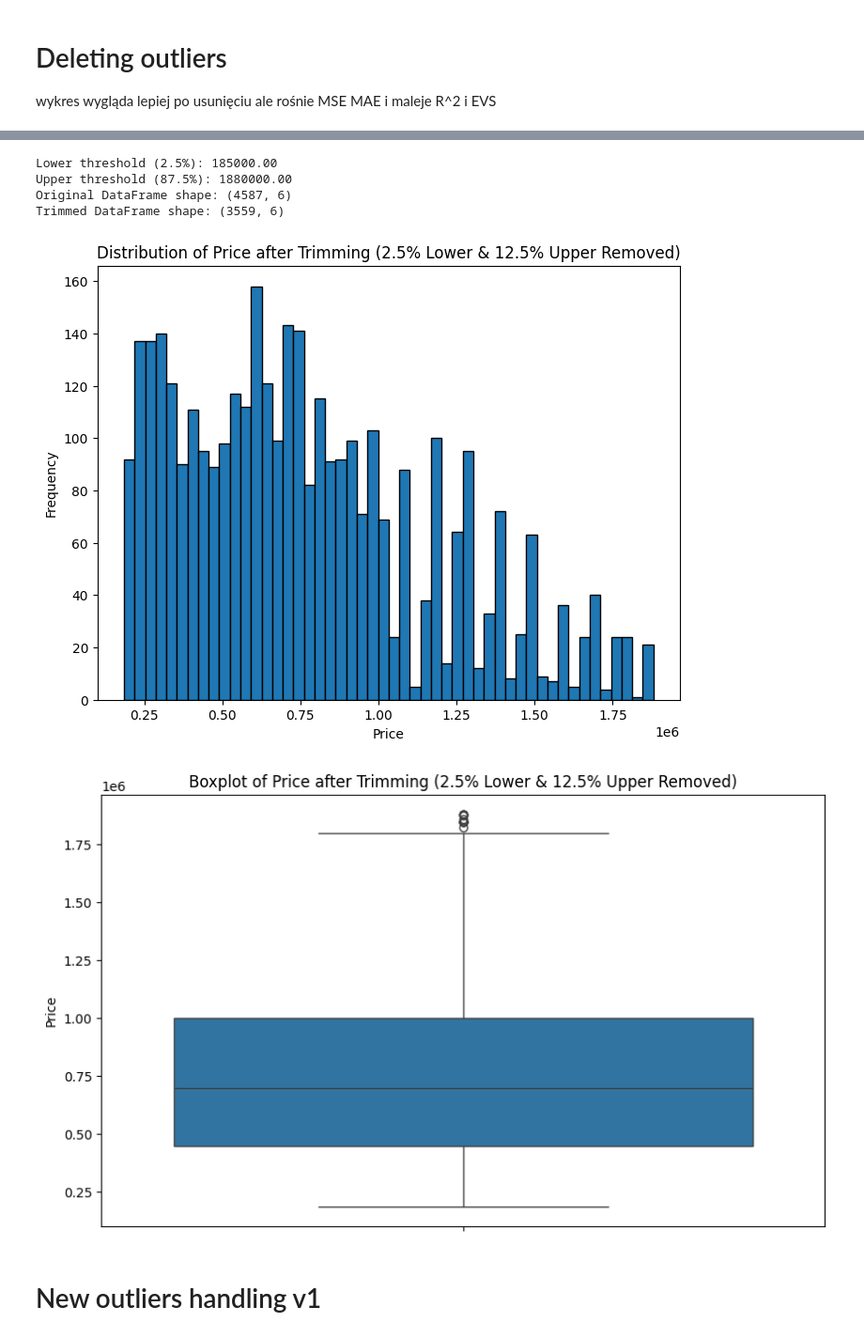
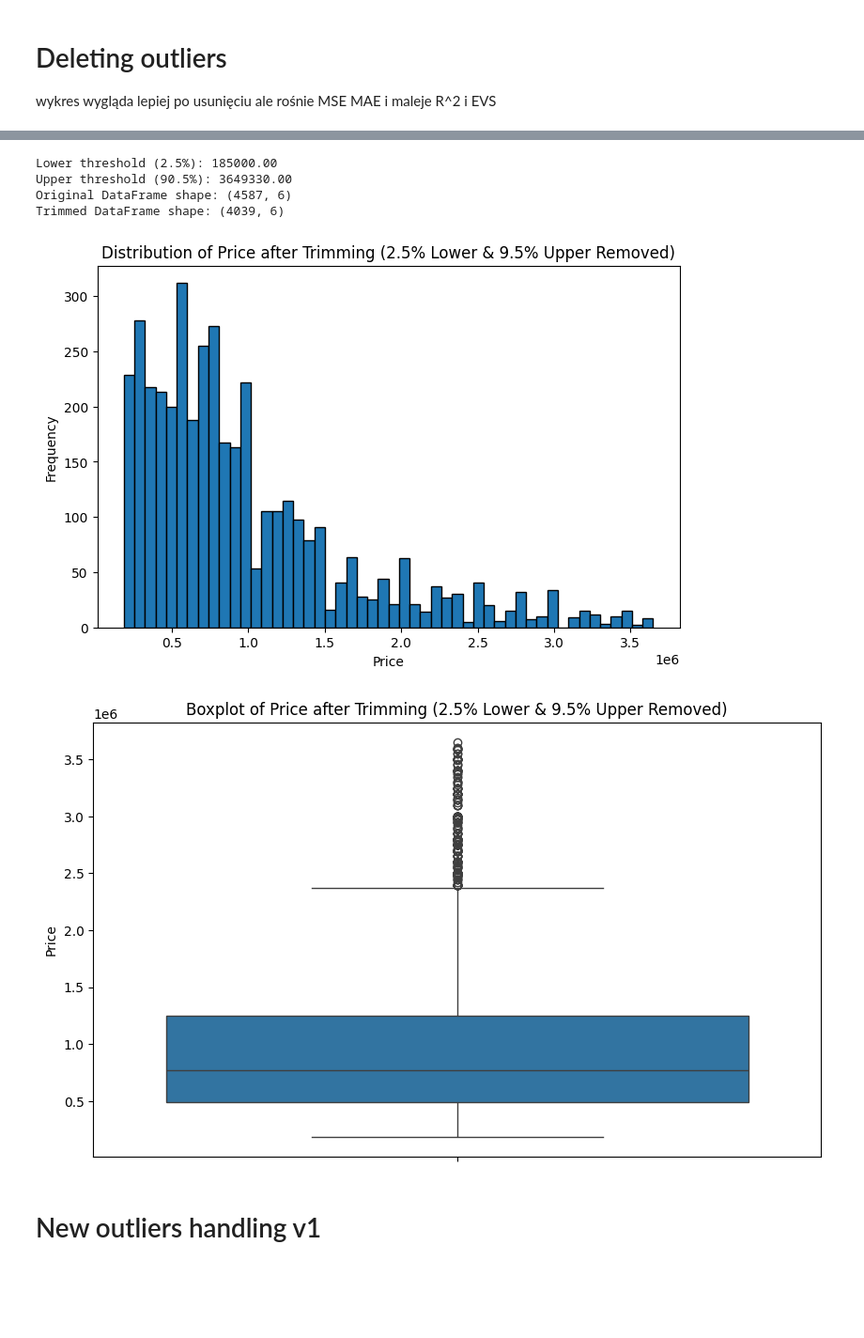
Before and after one commit to lukrak2002/projekt, a Jupyter notebook: projekt.ipynb, the cells around one changed output, grey strips where cells are left out. Shown at 94% size. Cells and saved outputs as stored; diff of their text form; code cells hidden in the pictures; blank space fills up the shorter version.

```diff
--- a/projekt.ipynb
+++ b/projekt.ipynb
@@ -252,44 +278,44 @@ plt.show()
 
 # --- Calculate the percentiles for trimming ---
 lower_percentile = 0.025
-upper_percentile = 0.800
+upper_percentile = 0.905
 
 lower_threshold = df['price'].quantile(lower_percentile)
 upper_threshold = df['price'].quantile(upper_percentile)
 
 print(f"Lower threshold (2.5%): {lower_threshold:.2f}")
-print(f"Upper threshold (87.5%): {upper_threshold:.2f}")
+print(f"Upper threshold (90.5%): {upper_threshold:.2f}")
 
 # --- Remove data outside the calculated thresholds ---
 df_trimmed = df[(df['price'] >= lower_threshold) & (df['price'] <= upper_threshold)].copy()
 
 print(f"Original DataFrame shape: {df.shape}")
 print(f"Trimmed DataFrame shape: {df_trimmed.shape}")
 
 # --- Plot of Price after Trimming ---
-plt.figure(figsize=(8, 6))
+plt.figure(figsize=(8, 5))
 plt.hist(df_trimmed['price'], bins=50, edgecolor='black')
 plt.xlabel('Price')
 plt.ylabel('Frequency')
-plt.title('Distribution of Price after Trimming (2.5% Lower & 12.5% Upper Removed)')
+plt.title('Distribution of Price after Trimming (2.5% Lower & 9.5% Upper Removed)')
 plt.show()
 
 # --- Boxplot of Price after Trimming ---
 plt.figure(figsize=(10, 6))
 sns.boxplot(y='price', data=df_trimmed)
-plt.title('Boxplot of Price after Trimming (2.5% Lower & 12.5% Upper Removed)')
+plt.title('Boxplot of Price after Trimming (2.5% Lower & 9.5% Upper Removed)')
 plt.ylabel('Price')
 plt.show()
 
 df = df_trimmed
 # %% [output]
 [figure]
 Lower threshold (2.5%): 185000.00
-Upper threshold (87.5%): 1880000.00
+Upper threshold (90.5%): 3649330.00
 Original DataFrame shape: (4587, 6)
-Trimmed DataFrame shape: (3559, 6)
+Trimmed DataFrame shape: (4039, 6)
-[figure, old version]
+[figure, new version]
-[figure, old version]
+[figure, new version]
 # %% [markdown]
 # New outliers handling v1
 # %%
```
Also changed, not shown: parts of 10 cells of this notebook.
